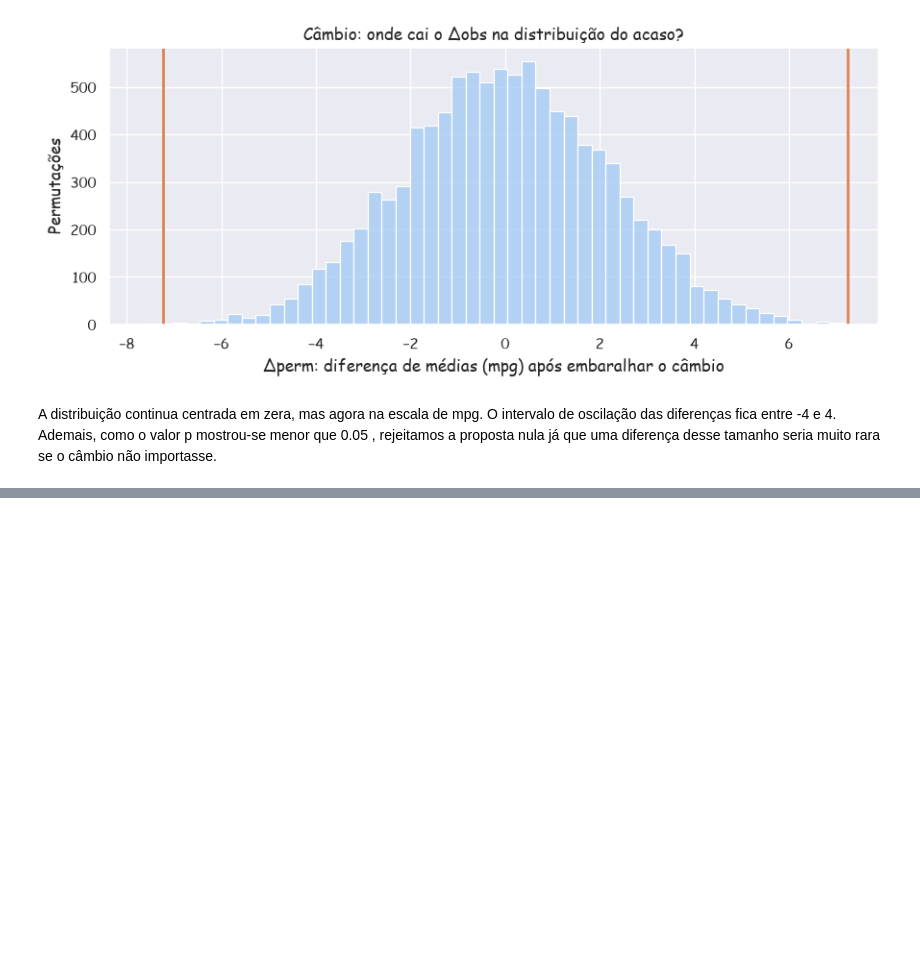
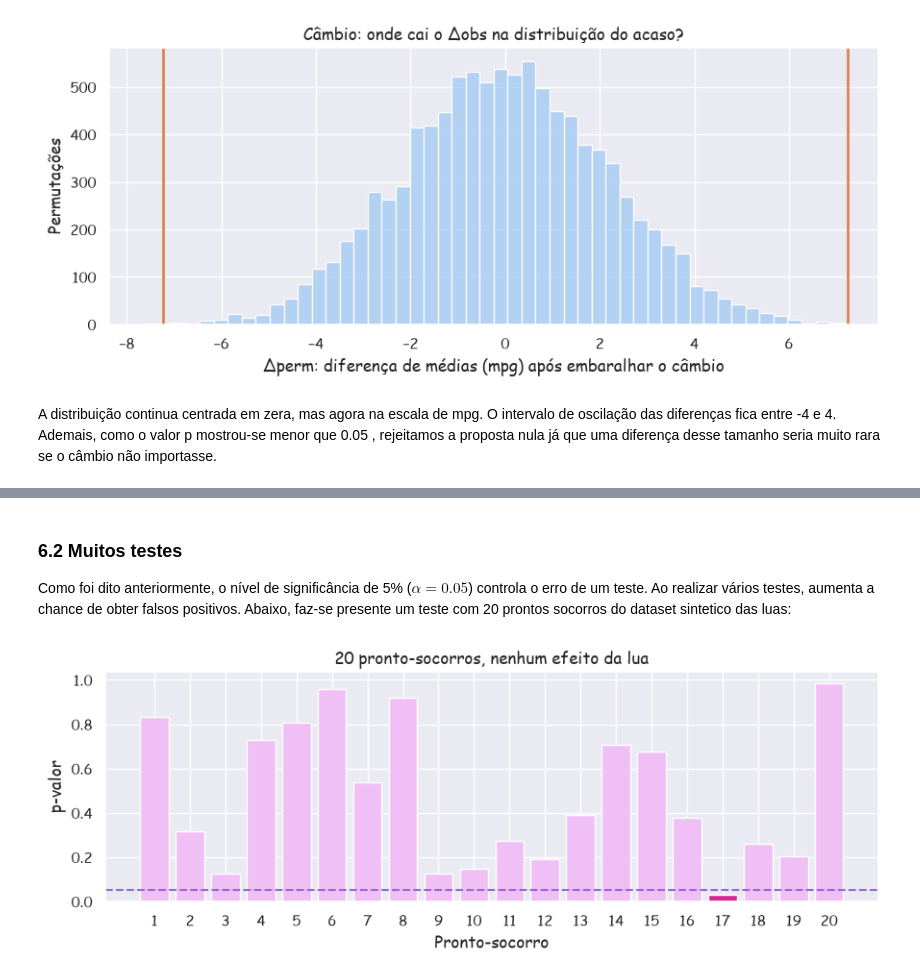
Before and after one commit to JoaoMAraujoJr/DataScience_2026.2, a Jupyter notebook: jupyters/Aula_07_Unidade_2.ipynb, the cells around one changed output, grey strips where cells are left out. Drawn from its saved outputs; the diff is of its cells as text; code cells hidden in the pictures; blank space fills up the shorter version.

```diff
--- a/jupyters/Aula_07_Unidade_2.ipynb
+++ b/jupyters/Aula_07_Unidade_2.ipynb
@@ -264,0 +463,20 @@ A distribuição continua centrada em zera, mas agora na escala de mpg. O interv
+# %% [markdown]
+### 6.2 Muitos testes
+
+Como foi dito anteriormente, o nível de significância de 5% ($\alpha = 0.05$) controla o erro de um teste. Ao realizar vários testes, aumenta a chance de obter falsos positivos. Abaixo, faz-se presente um teste com 20 prontos socorros do dataset sintetico das luas:
+# %%
+rng = np.random.default_rng(7)
+
+hospital_p = stats.ttest_ind(rng.poisson(120, size=(20, 12)),rng.poisson(120, size=(20, 353)),axis=1,equal_var=False,).pvalue
+# %%
+# p-valor de cada pronto-socorro, com destaque para as rejeições
+fig, ax = plt.subplots(figsize=(9, 3.5))
+
+ax.bar(np.arange(1, 21),hospital_p,color=np.where(hospital_p <= .05, "#D82694", "#F0BFF5"))
+ax.axhline(.05, color="#9768D4", linestyle="--")
+ax.set(title="20 pronto-socorros, nenhum efeito da lua",xlabel="Pronto-socorro",ylabel="p-valor",xticks=np.arange(1, 21))
+
+plt.tight_layout()
+plt.show()
+# %% [output]
+[figure, added]
```
Also changed, not shown: parts of 36 cells of this notebook.
